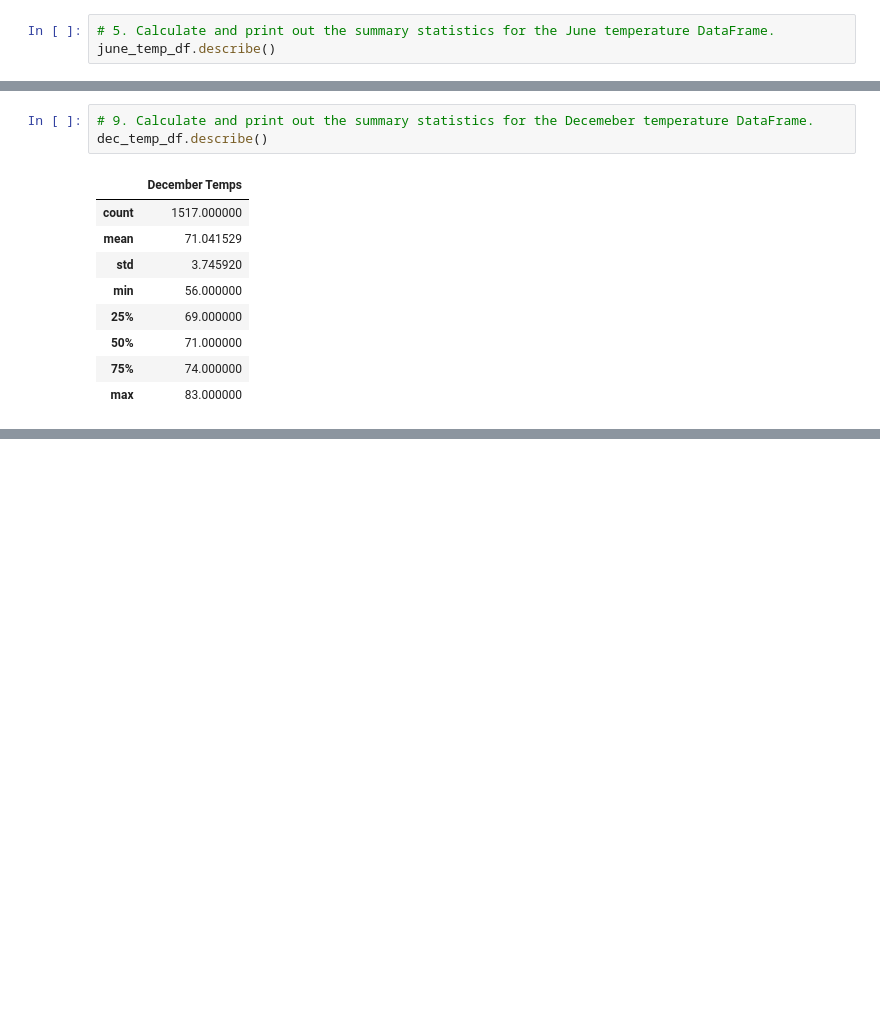
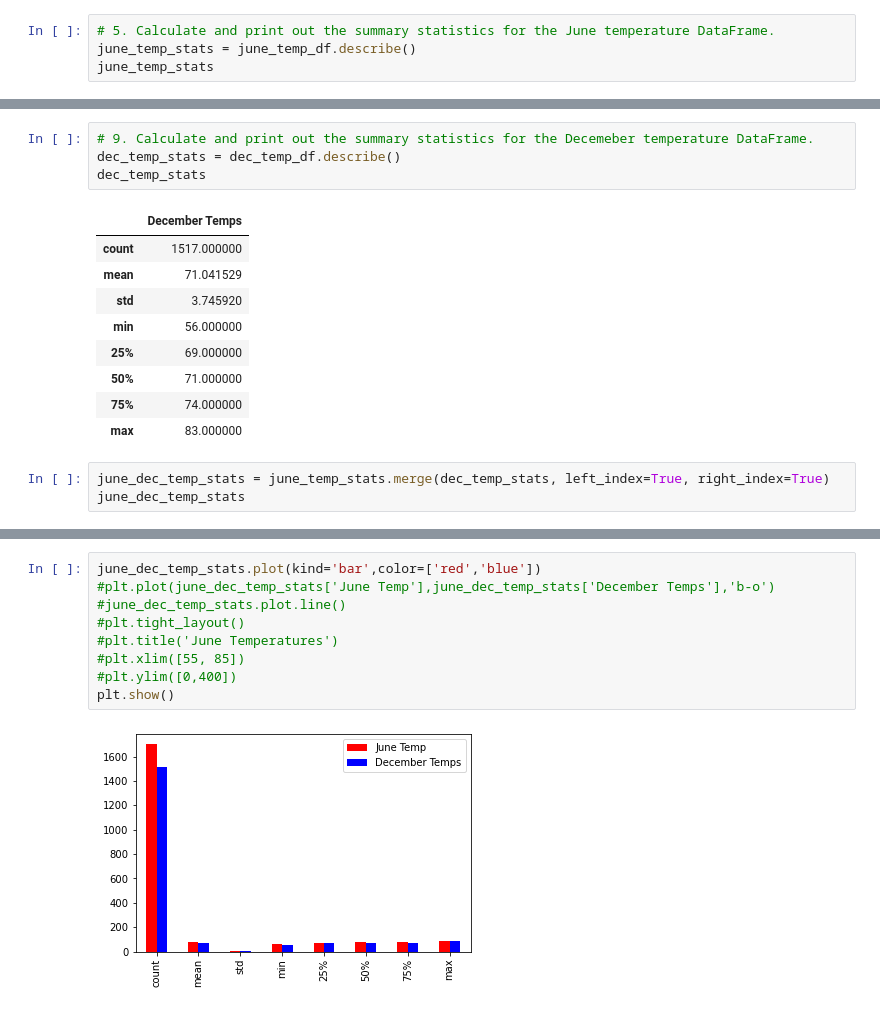
Before and after one commit to ramya-ramamur/surfs_up, a Jupyter notebook: SurfsUp_Challenge.ipynb, the cells around one changed output, grey strips where cells are left out. Cells and saved outputs as stored; diff of their text form; blank space fills up the shorter version.

```diff
--- a/SurfsUp_Challenge.ipynb
+++ b/SurfsUp_Challenge.ipynb
@@ -50,6 +60,7 @@ june_temp_df.head()
 # %%
 # 5. Calculate and print out the summary statistics for the June temperature DataFrame.
-june_temp_df.describe()
+june_temp_stats = june_temp_df.describe()
+june_temp_stats
 # %% [output]
 |  | June Temp |
 | count | 1700.000000 |
@@ -84,6 +104,7 @@ dec_temp_df.head()
 # %%
 # 9. Calculate and print out the summary statistics for the Decemeber temperature DataFrame.
-dec_temp_df.describe()
+dec_temp_stats = dec_temp_df.describe()
+dec_temp_stats
 # %% [output]
 |  | December Temps |
 | count | 1517.000000 |
@@ -94,3 +115,6 @@ dec_temp_df.describe()
 | 50% | 71.000000 |
 | 75% | 74.000000 |
 | max | 83.000000 |
+# %%
+june_dec_temp_stats = june_temp_stats.merge(dec_temp_stats, left_index=True, right_index=True)
+june_dec_temp_stats
@@ -96,0 +131,11 @@ dec_temp_df.describe()
+# %%
+june_dec_temp_stats.plot(kind='bar',color=['red','blue'])
+#plt.plot(june_dec_temp_stats['June Temp'],june_dec_temp_stats['December Temps'],'b-o')
+#june_dec_temp_stats.plot.line()
+#plt.tight_layout()
+#plt.title('June Temperatures')
+#plt.xlim([55, 85])
+#plt.ylim([0,400])
+plt.show()
+# %% [output]
+[figure, added]
```
Also changed, not shown: parts of 6 cells of this notebook.
